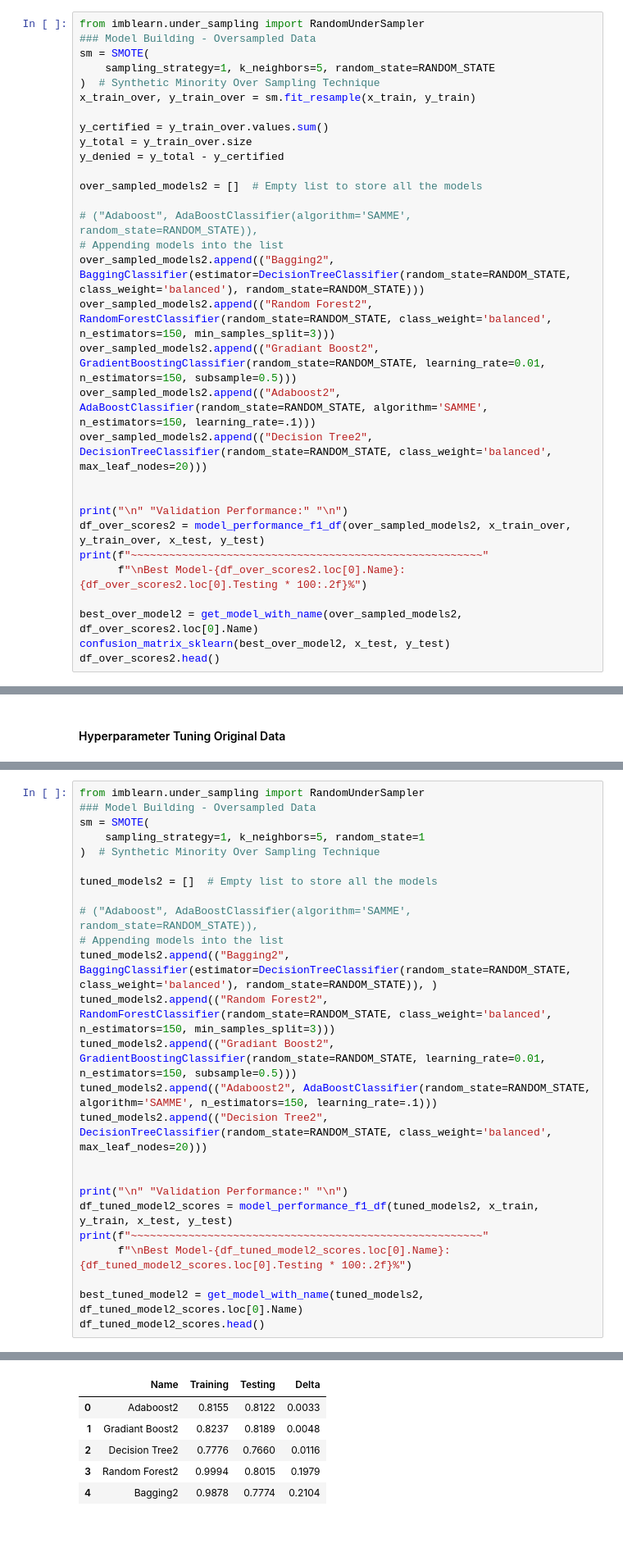
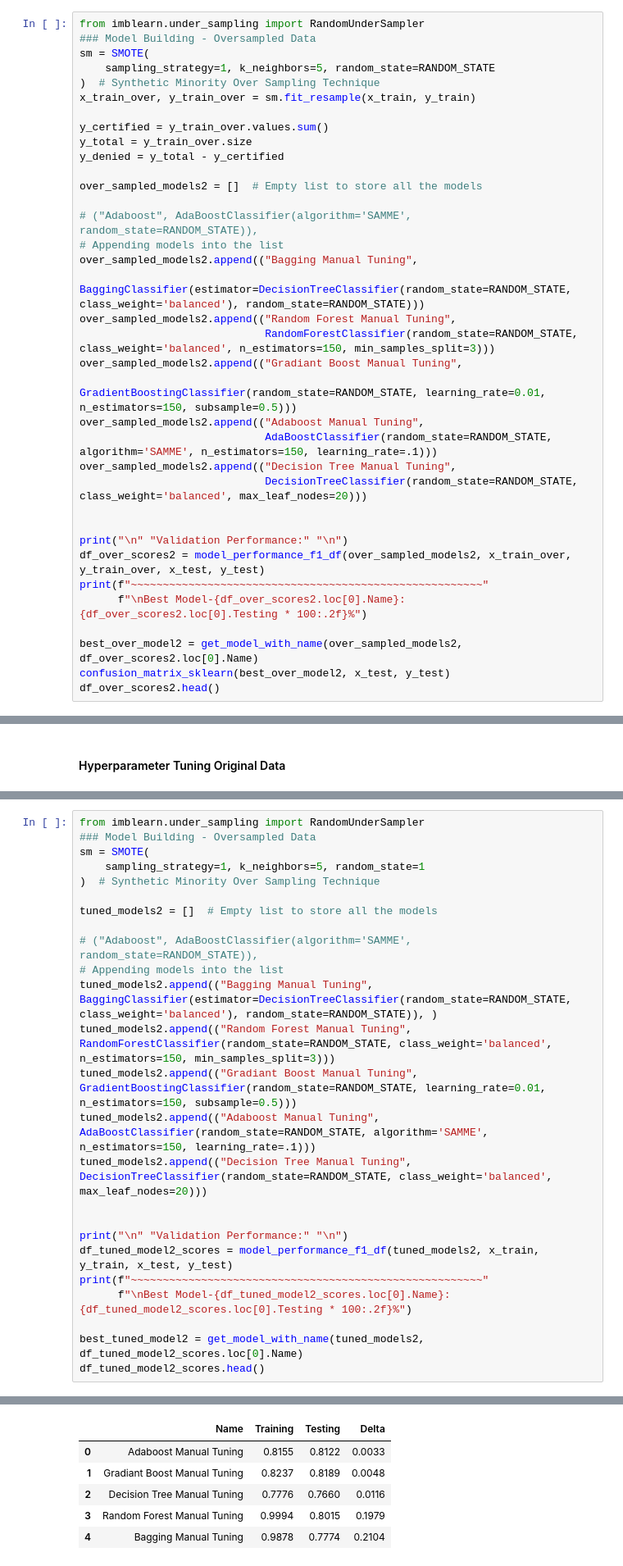
Before and after one commit to DanielLevenstein/EasyVisa_Machine_Learning_Project3, a Jupyter notebook: EasyVisa_Data_Analysis.ipynb, the cells around one changed output, grey strips where cells are left out. Shown at 82% size. Saved outputs shown, nothing was run; the diff lists cells and outputs as text; blank space fills up the shorter version.

```diff
--- a/EasyVisa_Data_Analysis.ipynb
+++ b/EasyVisa_Data_Analysis.ipynb
@@ -1069,11 +1069,16 @@ over_sampled_models2 = []  # Empty list to store all the models
 
 # ("Adaboost", AdaBoostClassifier(algorithm='SAMME', random_state=RANDOM_STATE)),
 # Appending models into the list
-over_sampled_models2.append(("Bagging2", BaggingClassifier(estimator=DecisionTreeClassifier(random_state=RANDOM_STATE, class_weight='balanced'), random_state=RANDOM_STATE)))
-over_sampled_models2.append(("Random Forest2", RandomForestClassifier(random_state=RANDOM_STATE, class_weight='balanced', n_estimators=150, min_samples_split=3)))
-over_sampled_models2.append(("Gradiant Boost2", GradientBoostingClassifier(random_state=RANDOM_STATE, learning_rate=0.01, n_estimators=150, subsample=0.5)))
-over_sampled_models2.append(("Adaboost2", AdaBoostClassifier(random_state=RANDOM_STATE, algorithm='SAMME', n_estimators=150, learning_rate=.1)))
-over_sampled_models2.append(("Decision Tree2", DecisionTreeClassifier(random_state=RANDOM_STATE, class_weight='balanced', max_leaf_nodes=20)))
+over_sampled_models2.append(("Bagging Manual Tuning",
+                             BaggingClassifier(estimator=DecisionTreeClassifier(random_state=RANDOM_STATE, class_weight='balanced'), random_state=RANDOM_STATE)))
+over_sampled_models2.append(("Random Forest Manual Tuning",
+                             RandomForestClassifier(random_state=RANDOM_STATE, class_weight='balanced', n_estimators=150, min_samples_split=3)))
+over_sampled_models2.append(("Gradiant Boost Manual Tuning",
+                             GradientBoostingClassifier(random_state=RANDOM_STATE, learning_rate=0.01, n_estimators=150, subsample=0.5)))
+over_sampled_models2.append(("Adaboost Manual Tuning",
+                             AdaBoostClassifier(random_state=RANDOM_STATE, algorithm='SAMME', n_estimators=150, learning_rate=.1)))
+over_sampled_models2.append(("Decision Tree Manual Tuning",
+                             DecisionTreeClassifier(random_state=RANDOM_STATE, class_weight='balanced', max_leaf_nodes=20)))
 
 
 print("\n" "Validation Performance:" "\n")
@@ -1145,11 +1150,11 @@ tuned_models2 = []  # Empty list to store all the models
 
 # ("Adaboost", AdaBoostClassifier(algorithm='SAMME', random_state=RANDOM_STATE)),
 # Appending models into the list
-tuned_models2.append(("Bagging2", BaggingClassifier(estimator=DecisionTreeClassifier(random_state=RANDOM_STATE, class_weight='balanced'), random_state=RANDOM_STATE)), )
-tuned_models2.append(("Random Forest2", RandomForestClassifier(random_state=RANDOM_STATE, class_weight='balanced', n_estimators=150, min_samples_split=3)))
-tuned_models2.append(("Gradiant Boost2", GradientBoostingClassifier(random_state=RANDOM_STATE, learning_rate=0.01, n_estimators=150, subsample=0.5)))
-tuned_models2.append(("Adaboost2", AdaBoostClassifier(random_state=RANDOM_STATE, algorithm='SAMME', n_estimators=150, learning_rate=.1)))
-tuned_models2.append(("Decision Tree2", DecisionTreeClassifier(random_state=RANDOM_STATE, class_weight='balanced', max_leaf_nodes=20)))
+tuned_models2.append(("Bagging Manual Tuning", BaggingClassifier(estimator=DecisionTreeClassifier(random_state=RANDOM_STATE, class_weight='balanced'), random_state=RANDOM_STATE)), )
+tuned_models2.append(("Random Forest Manual Tuning", RandomForestClassifier(random_state=RANDOM_STATE, class_weight='balanced', n_estimators=150, min_samples_split=3)))
+tuned_models2.append(("Gradiant Boost Manual Tuning", GradientBoostingClassifier(random_state=RANDOM_STATE, learning_rate=0.01, n_estimators=150, subsample=0.5)))
+tuned_models2.append(("Adaboost Manual Tuning", AdaBoostClassifier(random_state=RANDOM_STATE, algorithm='SAMME', n_estimators=150, learning_rate=.1)))
+tuned_models2.append(("Decision Tree Manual Tuning", DecisionTreeClassifier(random_state=RANDOM_STATE, class_weight='balanced', max_leaf_nodes=20)))
 
 
 print("\n" "Validation Performance:" "\n")
@@ -1172,9 +1177,9 @@ Best Model-Adaboost2: 81.22%
 |  | Name | Training | Testing | Delta |
-| 0 | Adaboost2 | 0.8155 | 0.8122 | 0.0033 |
-| 1 | Gradiant Boost2 | 0.8237 | 0.8189 | 0.0048 |
-| 2 | Decision Tree2 | 0.7776 | 0.7660 | 0.0116 |
-| 3 | Random Forest2 | 0.9994 | 0.8015 | 0.1979 |
-| 4 | Bagging2 | 0.9878 | 0.7774 | 0.2104 |
+| 0 | Adaboost Manual Tuning | 0.8155 | 0.8122 | 0.0033 |
+| 1 | Gradiant Boost Manual Tuning | 0.8237 | 0.8189 | 0.0048 |
+| 2 | Decision Tree Manual Tuning | 0.7776 | 0.7660 | 0.0116 |
+| 3 | Random Forest Manual Tuning | 0.9994 | 0.8015 | 0.1979 |
+| 4 | Bagging Manual Tuning | 0.9878 | 0.7774 | 0.2104 |
 # %%
 # Saving the best model to variable for future use
 loc_index = 4
```
Also changed, not shown: parts of 17 cells of this notebook, 1 other file.
